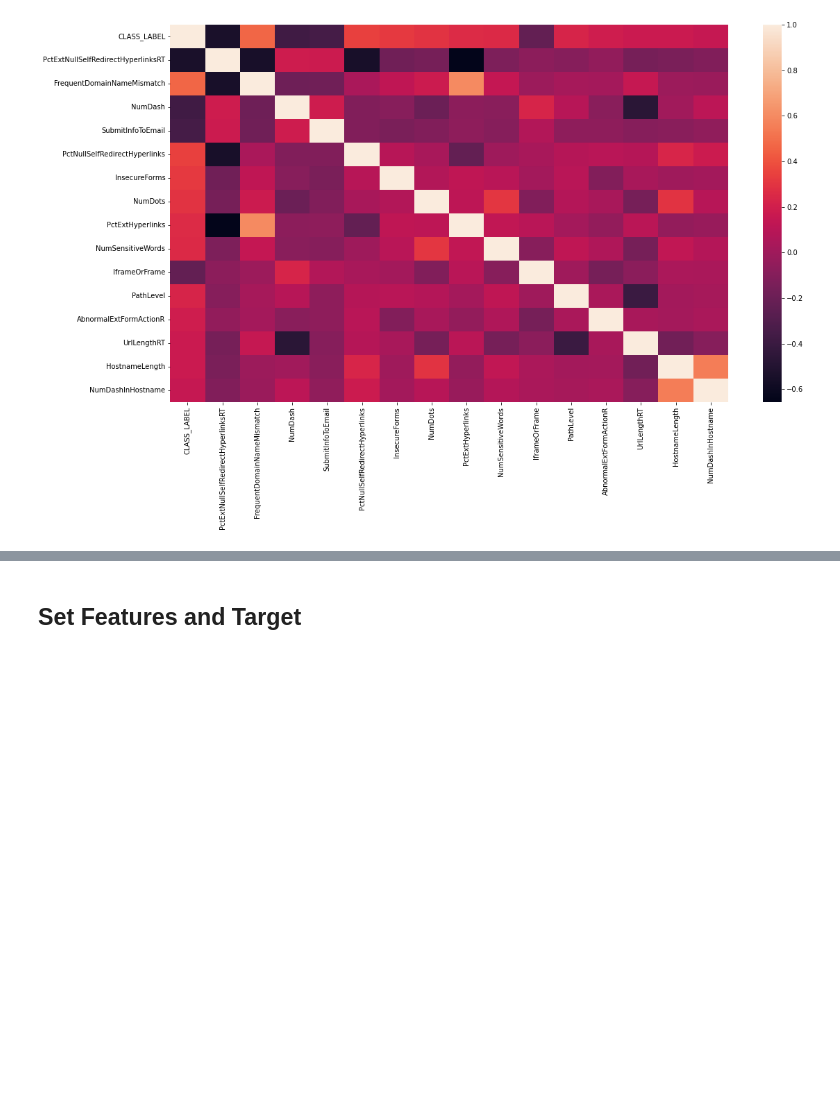
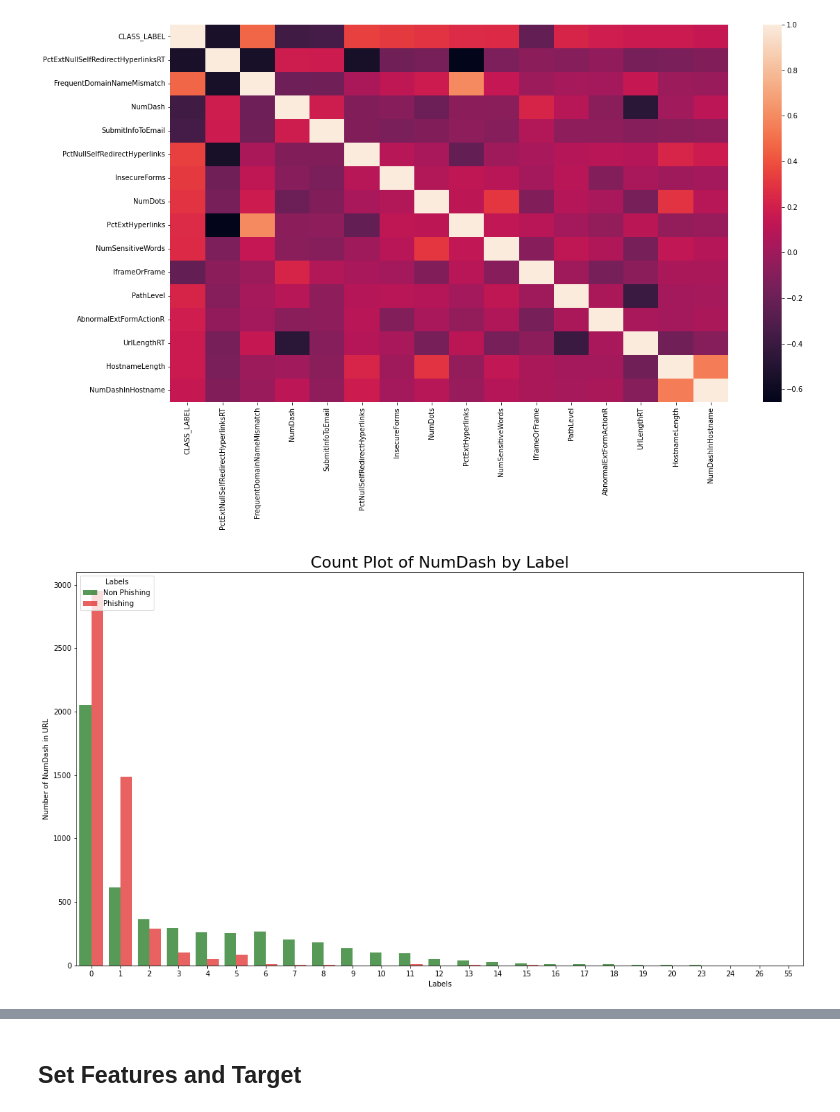
Before and after one commit to MatteoSchifano/Phishing-URL-Classification, a Jupyter notebook: notebooks/phishing.ipynb, the cells around one changed output, grey strips where cells are left out. Cells and saved outputs as stored; diff of their text form; code cells hidden in the pictures; blank space fills up the shorter version.

```diff
--- a/notebooks/phishing.ipynb
+++ b/notebooks/phishing.ipynb
@@ -133,3 +134,13 @@ sns.heatmap(df[top_correleted_columns(df.corr(), "CLASS_LABEL", 15)].corr())
 # %% [output]
 <AxesSubplot:>
 [figure]
+# %%
+sns.countplot(data=df, x='NumDash', hue='CLASS_LABEL', palette=palette, alpha=.7)
+
+plt.title('Count Plot of NumDash by Label', fontsize=22)
+plt.ylabel('Number of NumDash in URL')
+plt.xlabel('Labels')
+plt.legend(['Non Phishing', 'Phishing'], title='Labels')
+plt.show()
+# %% [output]
+[figure, added]
```
Also changed, not shown: parts of 18 cells of this notebook, 1 other file.
